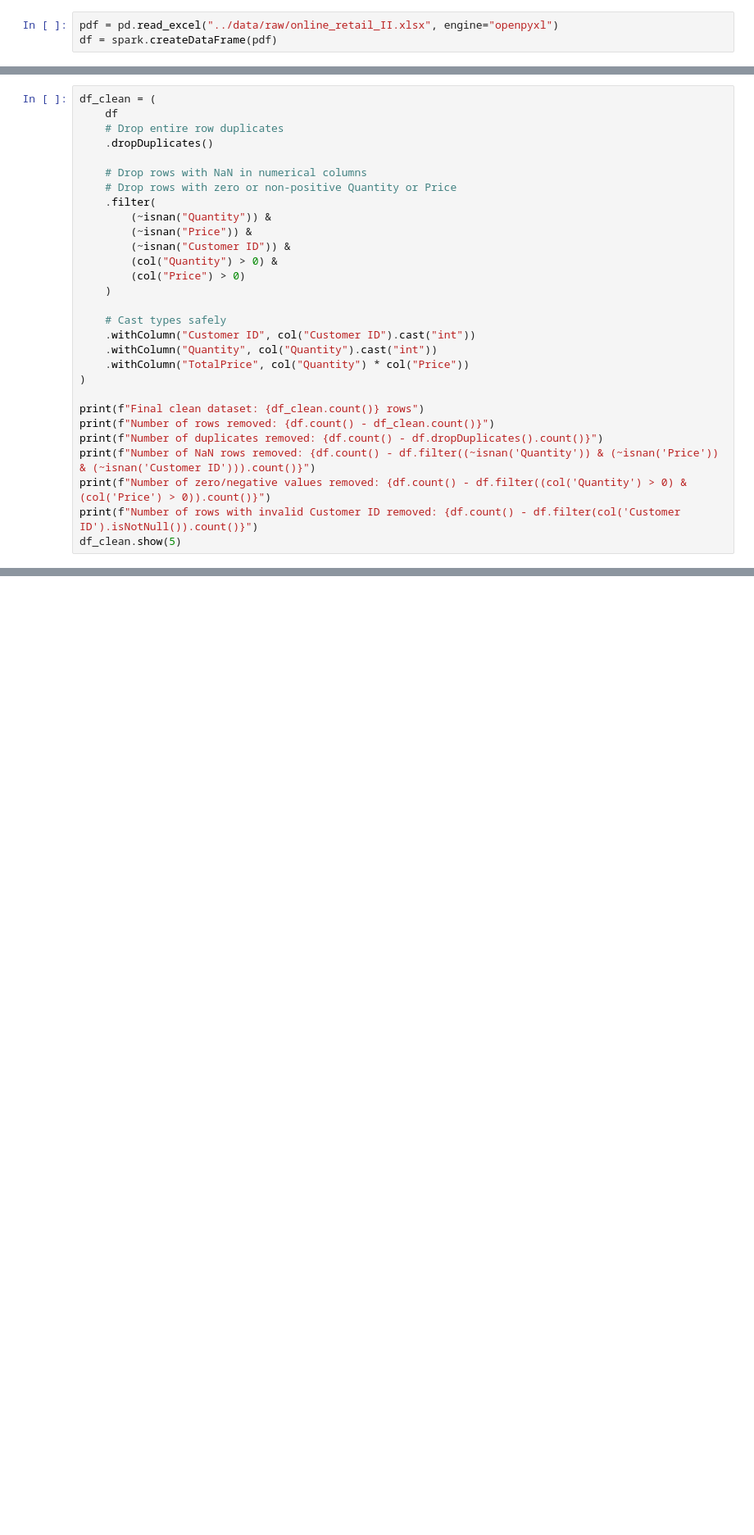
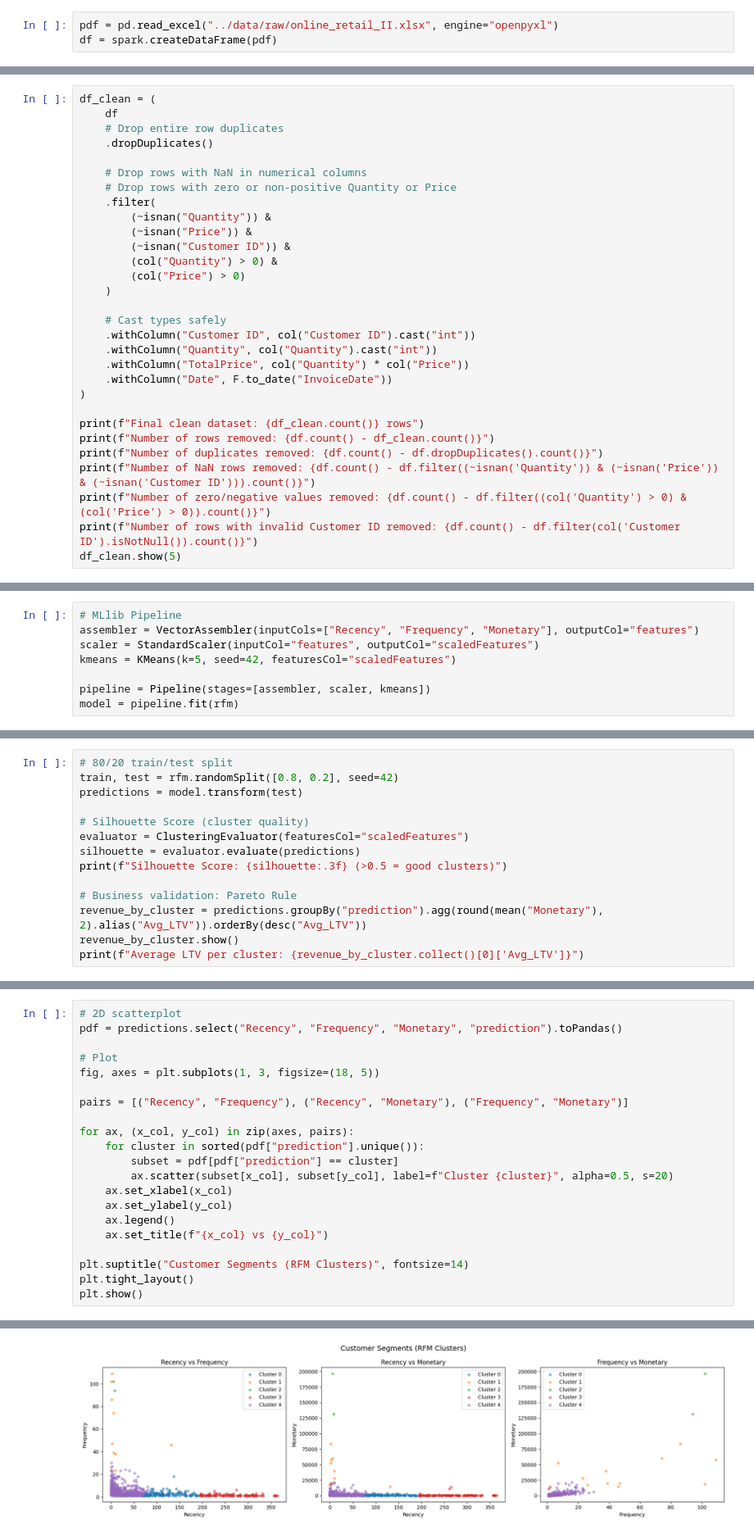
Before and after one commit to jonathern/online_retail, a Jupyter notebook: notebooks/4 End to End ML Pipeline in Spark.ipynb, the cells around one changed output, grey strips where cells are left out. Shown at 82% size. Saved outputs shown, nothing was run; the diff lists cells and outputs as text; blank space fills up the shorter version.

Commit message:
updates to the pipeline

```diff
--- a/notebooks/4 End to End ML Pipeline in Spark.ipynb
+++ b/notebooks/4 End to End ML Pipeline in Spark.ipynb
@@ -54,6 +49,7 @@ df_clean = (
     .withColumn("Customer ID", col("Customer ID").cast("int"))
     .withColumn("Quantity", col("Quantity").cast("int"))
     .withColumn("TotalPrice", col("Quantity") * col("Price"))
+    .withColumn("Date", F.to_date("InvoiceDate"))
 )
 
 print(f"Final clean dataset: {df_clean.count()} rows")
@@ -94,0 +134,8 @@ only showing top 5 rows
+# %%
+# MLlib Pipeline
+assembler = VectorAssembler(inputCols=["Recency", "Frequency", "Monetary"], outputCol="features")
+scaler = StandardScaler(inputCol="features", outputCol="scaledFeatures")
+kmeans = KMeans(k=5, seed=42, featuresCol="scaledFeatures")
+
+pipeline = Pipeline(stages=[assembler, scaler, kmeans])
+model = pipeline.fit(rfm)
@@ -94,0 +149,14 @@ only showing top 5 rows
+# %%
+# 80/20 train/test split
+train, test = rfm.randomSplit([0.8, 0.2], seed=42)
+predictions = model.transform(test)
+
+# Silhouette Score (cluster quality)
+evaluator = ClusteringEvaluator(featuresCol="scaledFeatures")
+silhouette = evaluator.evaluate(predictions)
+print(f"Silhouette Score: {silhouette:.3f} (>0.5 = good clusters)")
+
+# Business validation: Pareto Rule
+revenue_by_cluster = predictions.groupBy("prediction").agg(round(mean("Monetary"), 2).alias("Avg_LTV")).orderBy(desc("Avg_LTV"))
+revenue_by_cluster.show()
+print(f"Average LTV per cluster: {revenue_by_cluster.collect()[0]['Avg_LTV']}")
@@ -94,0 +200,22 @@ only showing top 5 rows
+# %%
+# 2D scatterplot
+pdf = predictions.select("Recency", "Frequency", "Monetary", "prediction").toPandas()
+
+# Plot
+fig, axes = plt.subplots(1, 3, figsize=(18, 5))
+
+pairs = [("Recency", "Frequency"), ("Recency", "Monetary"), ("Frequency", "Monetary")]
+
+for ax, (x_col, y_col) in zip(axes, pairs):
+    for cluster in sorted(pdf["prediction"].unique()):
+        subset = pdf[pdf["prediction"] == cluster]
+        ax.scatter(subset[x_col], subset[y_col], label=f"Cluster {cluster}", alpha=0.5, s=20)
+    ax.set_xlabel(x_col)
+    ax.set_ylabel(y_col)
+    ax.legend()
+    ax.set_title(f"{x_col} vs {y_col}")
+
+plt.suptitle("Customer Segments (RFM Clusters)", fontsize=14)
+plt.tight_layout()
+plt.show()
+# %% [output]
@@ -94,0 +223 @@ only showing top 5 rows
+[figure, added]
```
Also changed, not shown: parts of 26 cells of this notebook, 3 other files.
